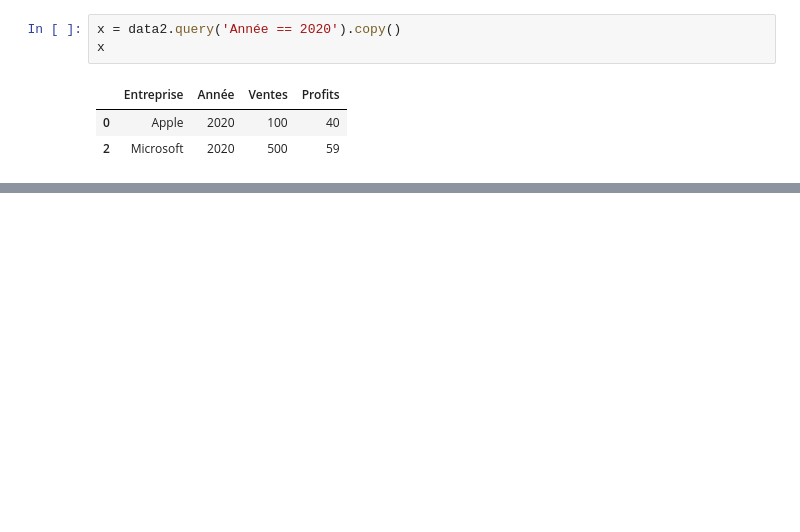
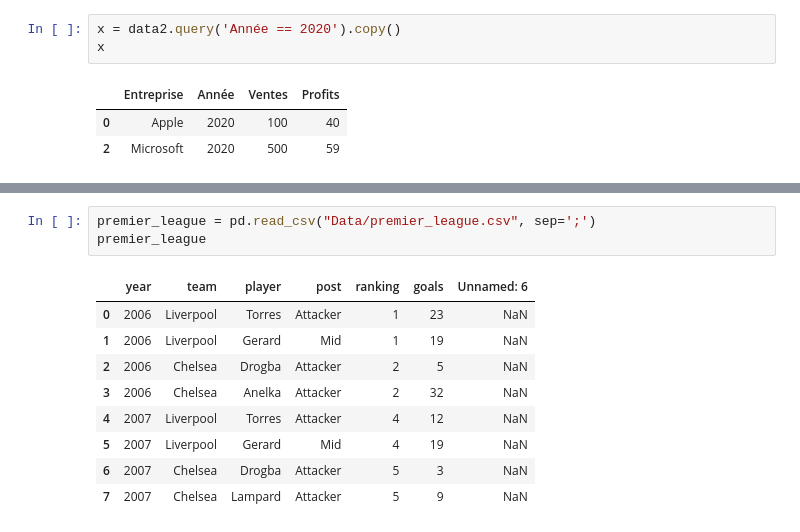
Before and after one commit to sylvainshan/Applied-Data-Analysis, a Jupyter notebook: Exercises/01 - Handling data/pd_tests.ipynb, the cells around one changed output, grey strips where cells are left out. Drawn from its saved outputs; the diff is of its cells as text; blank space fills up the shorter version.

```diff
--- a/Exercises/01 - Handling data/pd_tests.ipynb
+++ b/Exercises/01 - Handling data/pd_tests.ipynb
@@ -106,0 +153,13 @@ mb.dropna()
+# %%
+premier_league = pd.read_csv("Data/premier_league.csv", sep=';')
+premier_league
+# %% [output]
+|  | year | team | player | post | ranking | goals | Unnamed: 6 |
+| 0 | 2006 | Liverpool | Torres | Attacker | 1 | 23 | NaN |
+| 1 | 2006 | Liverpool | Gerard | Mid | 1 | 19 | NaN |
+| 2 | 2006 | Chelsea | Drogba | Attacker | 2 | 5 | NaN |
+| 3 | 2006 | Chelsea | Anelka | Attacker | 2 | 32 | NaN |
+| 4 | 2007 | Liverpool | Torres | Attacker | 4 | 12 | NaN |
+| 5 | 2007 | Liverpool | Gerard | Mid | 4 | 19 | NaN |
+| 6 | 2007 | Chelsea | Drogba | Attacker | 5 | 3 | NaN |
+| 7 | 2007 | Chelsea | Lampard | Attacker | 5 | 9 | NaN |
```
Also changed, not shown: parts of 13 cells of this notebook, 2 other files.
